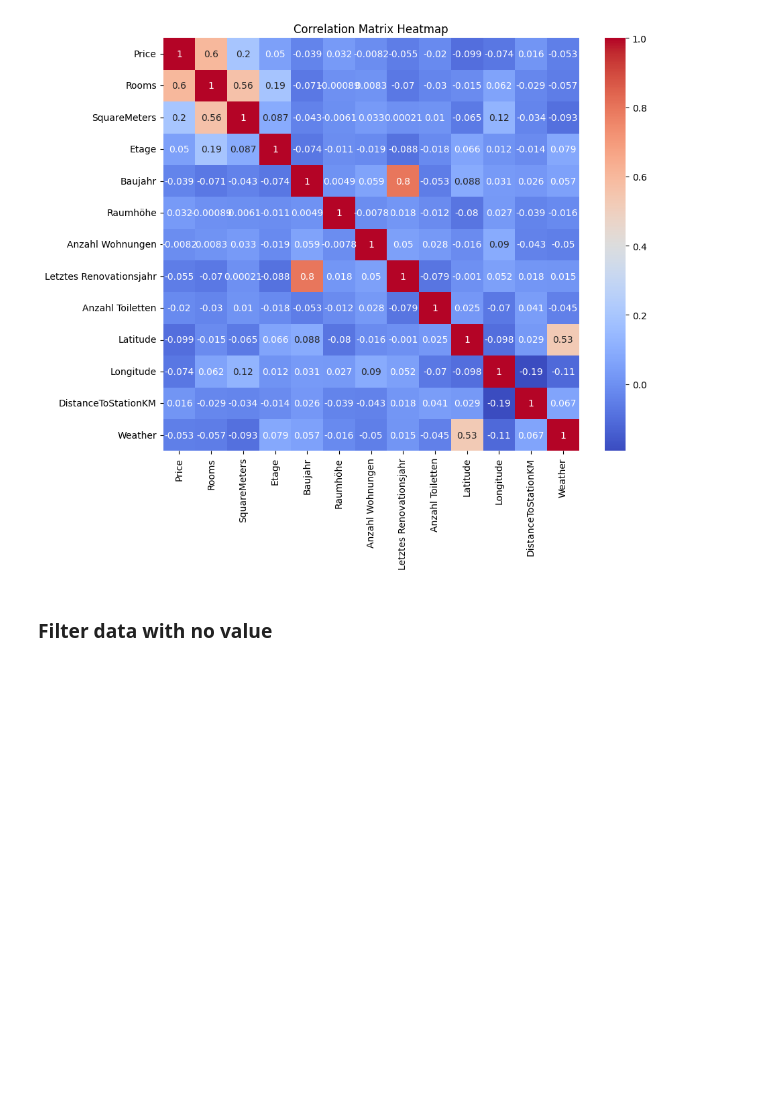
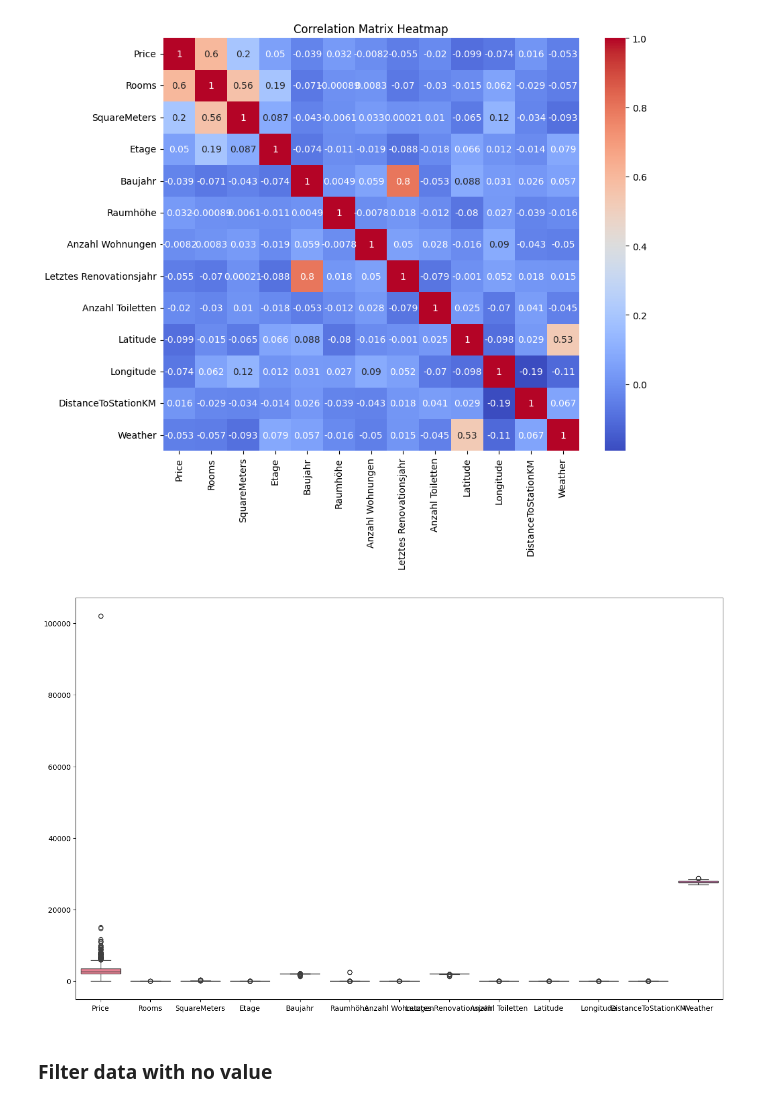
Before and after one commit to meichflo/ADS_Project_group3, a Jupyter notebook: immo-project.ipynb, the cells around one changed output. Drawn from its saved outputs; the diff is of its cells as text; code cells hidden in the pictures; blank space fills up the shorter version.

Commit message:
add box plots for nummeric variables

```diff
--- a/immo-project.ipynb
+++ b/immo-project.ipynb
@@ -939,6 +929,15 @@ plt.title('Correlation Matrix Heatmap')
 plt.show()
 # %% [output]
 [figure]
+# %%
+# Create a boxplot for each numerical feature
+plt.figure(figsize=(16, 10))
+sns.boxplot(data=df_complete_num)
+
+# Show the plot
+plt.show()
+# %% [output]
+[figure, added]
 # %% [markdown]
 ### Filter data with no value
 # %%
```
Also changed, not shown: parts of 10 cells of this notebook.
